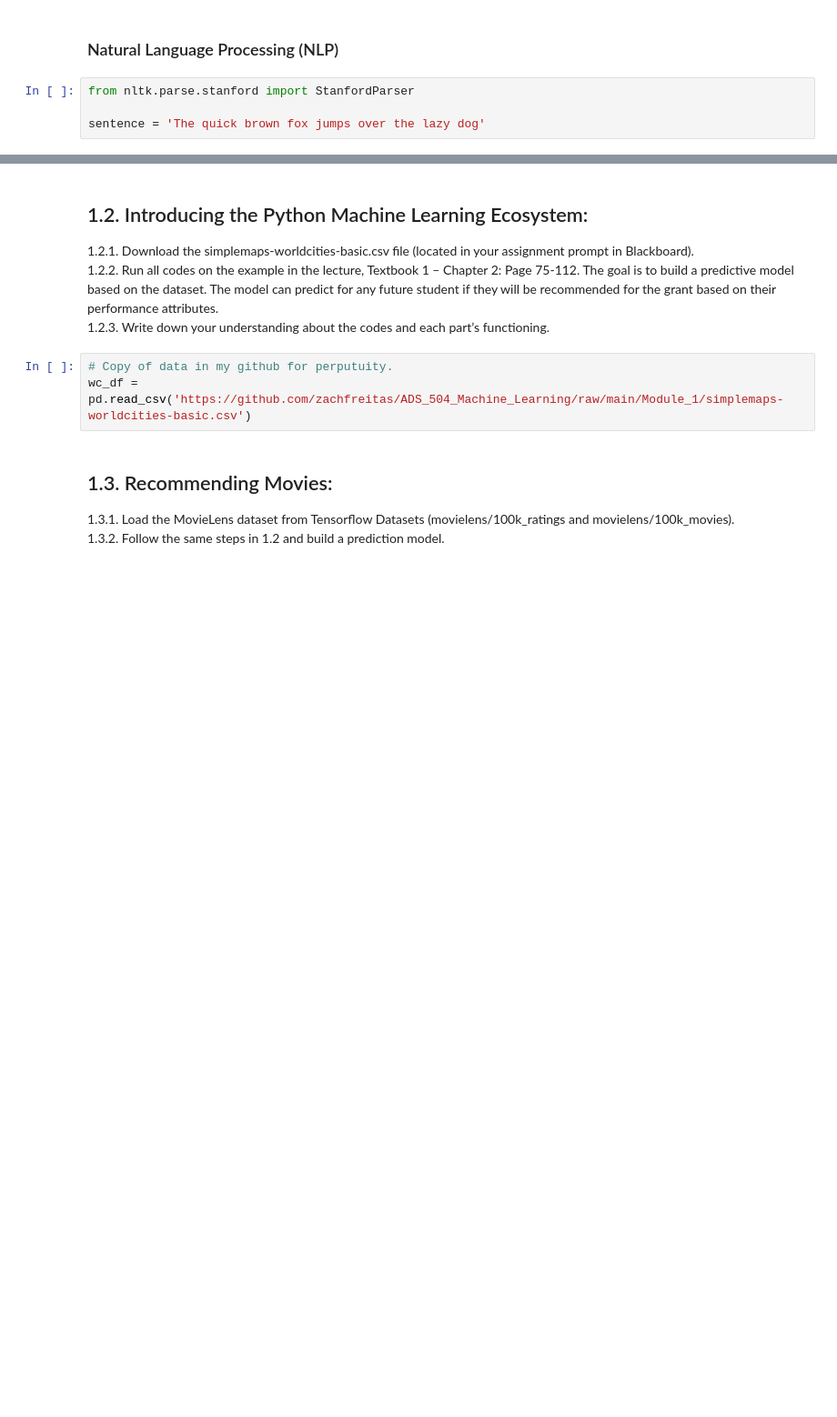
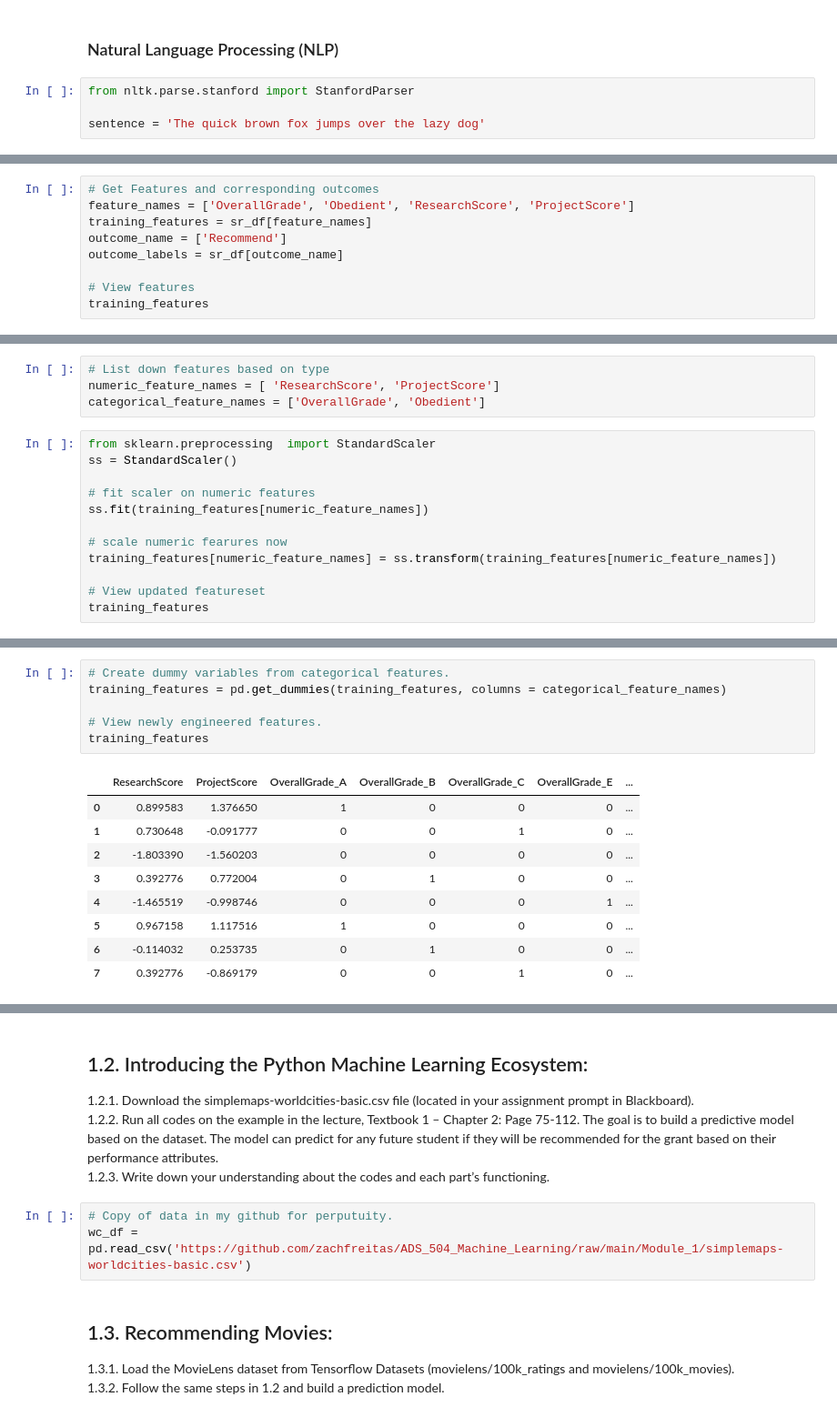
Before and after one commit to zachfreitas/ADS_504_Machine_Learning, a Jupyter notebook: Module_1/Assignment_1.ipynb, the cells around one changed output, grey strips where cells are left out. Shown at 91% size. Saved outputs shown, nothing was run; the diff lists cells and outputs as text; blank space fills up the shorter version.

```diff
--- a/Module_1/Assignment_1.ipynb
+++ b/Module_1/Assignment_1.ipynb
@@ -213,0 +251,9 @@ sr_df = pd.read_csv('https://github.com/zachfreitas/ADS_504_Machine_Learning/raw
+# %%
+# Get Features and corresponding outcomes
+feature_names = ['OverallGrade', 'Obedient', 'ResearchScore', 'ProjectScore']
+training_features = sr_df[feature_names]
+outcome_name = ['Recommend']
+outcome_labels = sr_df[outcome_name]
+
+# View features
+training_features
@@ -213,0 +283,16 @@ sr_df = pd.read_csv('https://github.com/zachfreitas/ADS_504_Machine_Learning/raw
+# %%
+# List down features based on type
+numeric_feature_names = [ 'ResearchScore', 'ProjectScore']
+categorical_feature_names = ['OverallGrade', 'Obedient']
+# %%
+from sklearn.preprocessing  import StandardScaler
+ss = StandardScaler()
+
+# fit scaler on numeric features
+ss.fit(training_features[numeric_feature_names])
+
+# scale numeric fearures now
+training_features[numeric_feature_names] = ss.transform(training_features[numeric_feature_names])
+
+# View updated featureset
+training_features
@@ -213,0 +309,16 @@ sr_df = pd.read_csv('https://github.com/zachfreitas/ADS_504_Machine_Learning/raw
+# %%
+# Create dummy variables from categorical features.
+training_features = pd.get_dummies(training_features, columns = categorical_feature_names)
+
+# View newly engineered features.
+training_features
+# %% [output]
+|  | ResearchScore | ProjectScore | OverallGrade_A | OverallGrade_B | OverallGrade_C | OverallGrade_E | ... |
+| 0 | 0.899583 | 1.376650 | 1 | 0 | 0 | 0 | ... |
+| 1 | 0.730648 | -0.091777 | 0 | 0 | 1 | 0 | ... |
+| 2 | -1.803390 | -1.560203 | 0 | 0 | 0 | 0 | ... |
+| 3 | 0.392776 | 0.772004 | 0 | 1 | 0 | 0 | ... |
+| 4 | -1.465519 | -0.998746 | 0 | 0 | 0 | 1 | ... |
+| 5 | 0.967158 | 1.117516 | 1 | 0 | 0 | 0 | ... |
+| 6 | -0.114032 | 0.253735 | 0 | 1 | 0 | 0 | ... |
+| 7 | 0.392776 | -0.869179 | 0 | 0 | 1 | 0 | ... |
```
Also changed, not shown: parts of 35 cells of this notebook.
